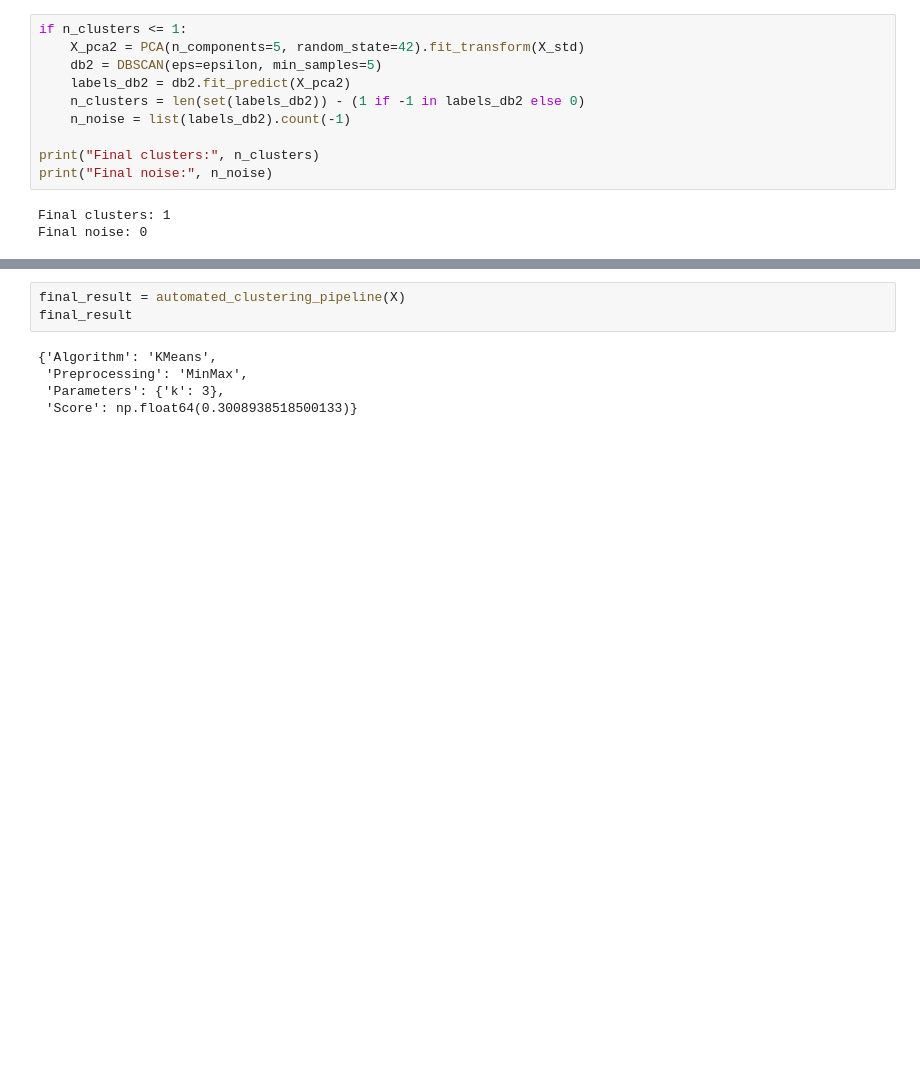
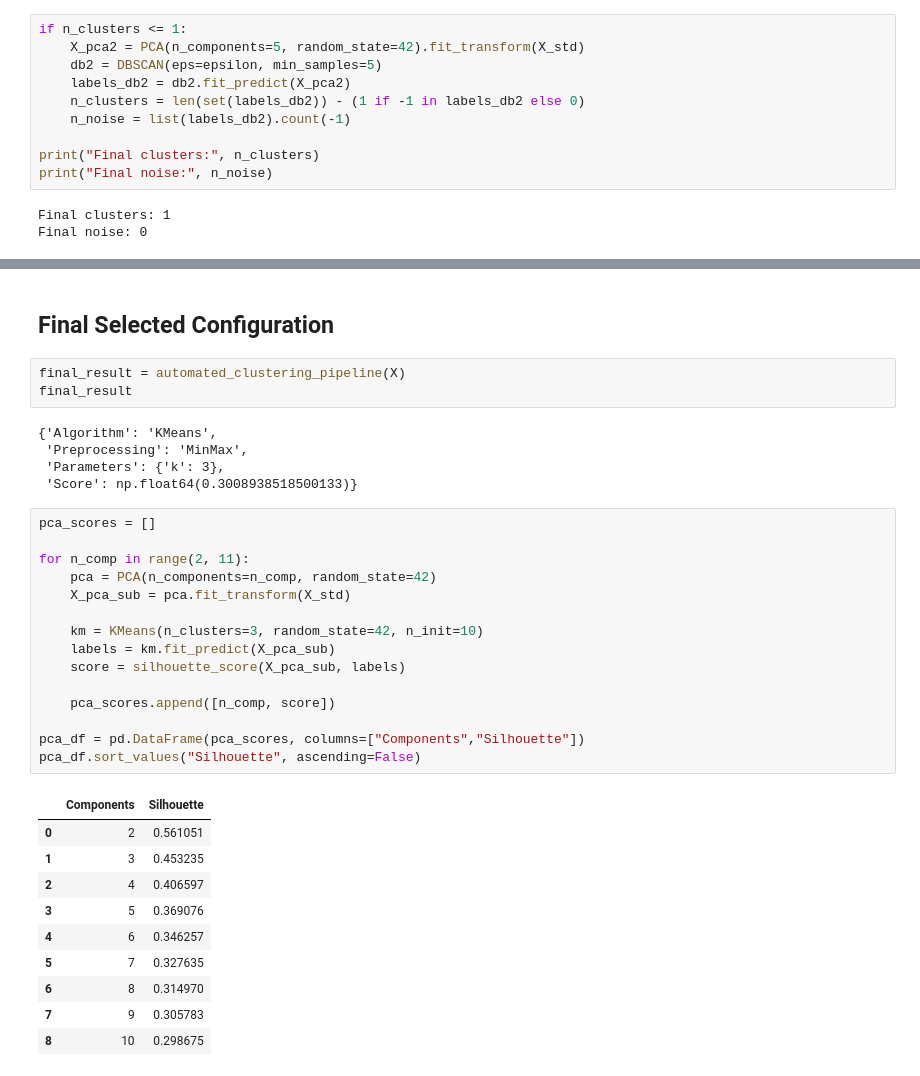
Before and after one commit to mahmoud-sadrian/Unsupervised-Wine-Clustering, a Jupyter notebook: HW-03.ipynb, the cells around one changed output, grey strips where cells are left out. Drawn from its saved outputs; the diff is of its cells as text; blank space fills up the shorter version.

```diff
--- a/HW-03.ipynb
+++ b/HW-03.ipynb
@@ -403,5 +508,7 @@ def automated_clustering_pipeline(X):
 
     return best_config
+# %% [markdown]
+## Final Selected Configuration
 # %%
 final_result = automated_clustering_pipeline(X)
 final_result
@@ -410,3 +517,29 @@ final_result
  'Preprocessing': 'MinMax',
  'Parameters': {'k': 3},
  'Score': np.float64(0.3008938518500133)}
+# %%
+pca_scores = []
+
+for n_comp in range(2, 11):
+    pca = PCA(n_components=n_comp, random_state=42)
+    X_pca_sub = pca.fit_transform(X_std)
+
+    km = KMeans(n_clusters=3, random_state=42, n_init=10)
+    labels = km.fit_predict(X_pca_sub)
+    score = silhouette_score(X_pca_sub, labels)
+
+    pca_scores.append([n_comp, score])
+
+pca_df = pd.DataFrame(pca_scores, columns=["Components","Silhouette"])
+pca_df.sort_values("Silhouette", ascending=False)
+# %% [output]
+|  | Components | Silhouette |
+| 0 | 2 | 0.561051 |
+| 1 | 3 | 0.453235 |
+| 2 | 4 | 0.406597 |
+| 3 | 5 | 0.369076 |
+| 4 | 6 | 0.346257 |
+| 5 | 7 | 0.327635 |
+| 6 | 8 | 0.314970 |
+| 7 | 9 | 0.305783 |
+| 8 | 10 | 0.298675 |
```
Also changed, not shown: parts of 26 cells of this notebook.
